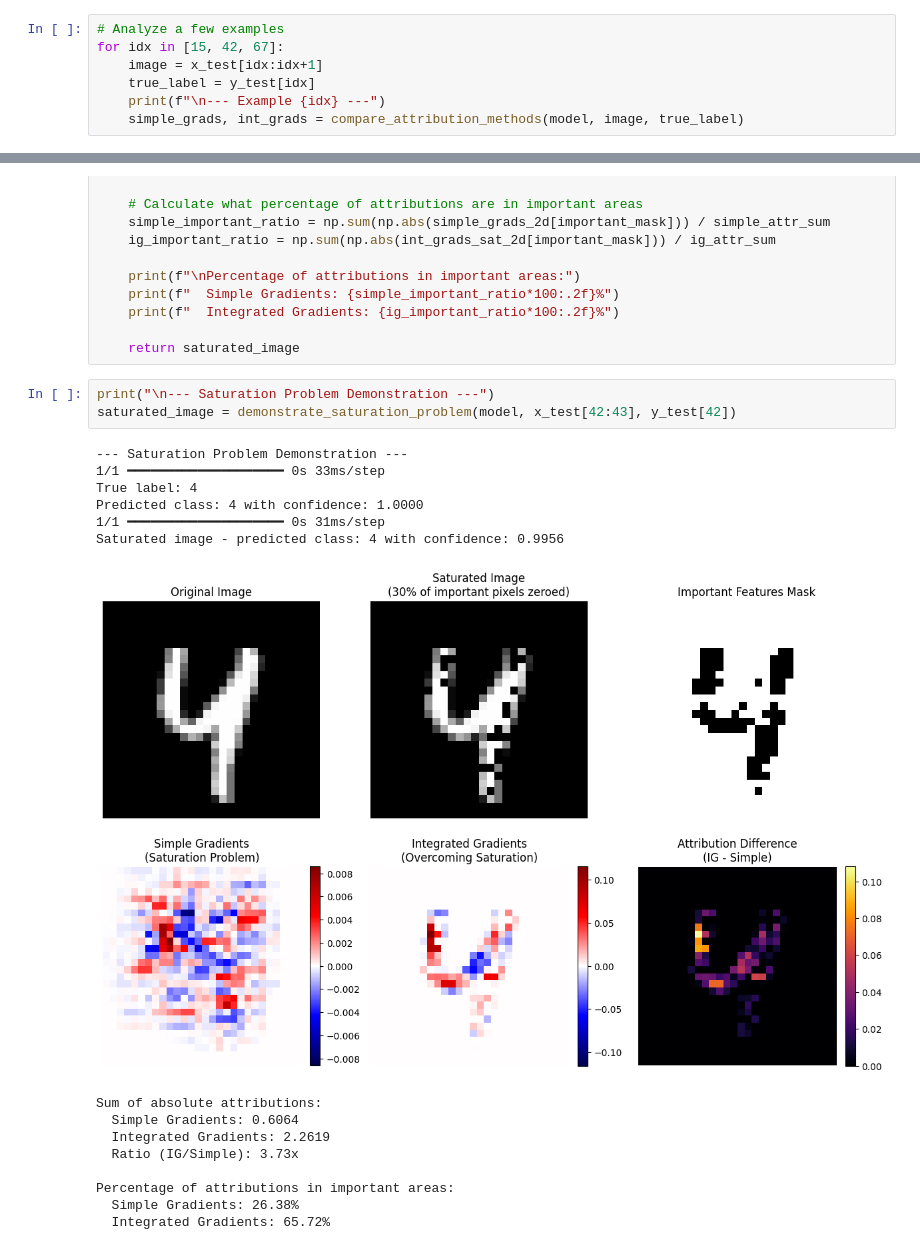
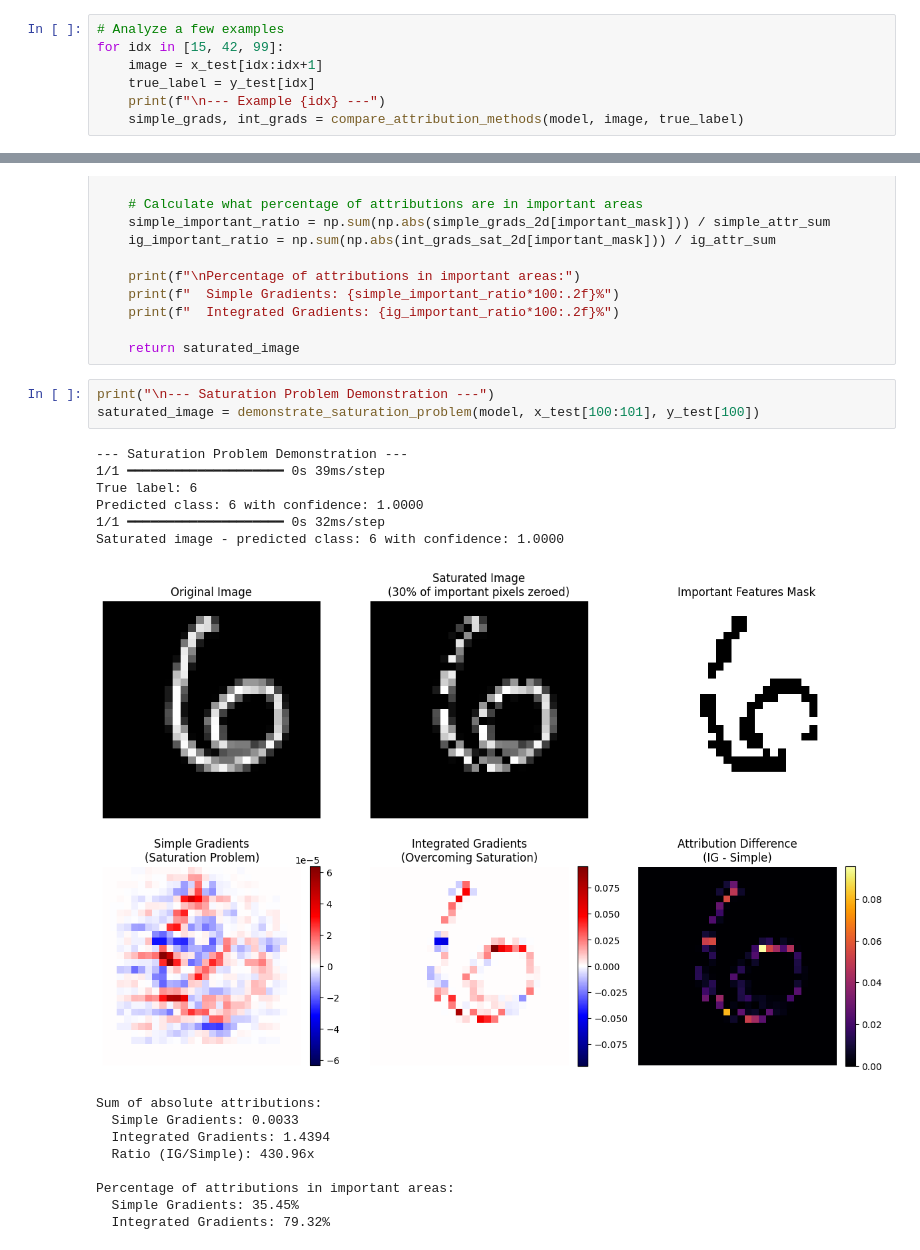
Before and after one commit to simon-smida/DP-Explainable-AI, a Jupyter notebook: methods/integrated-gradients/feature_attribution_simple-vs-ig.ipynb, the cells around one changed output, grey strips where cells are left out. Cells and saved outputs as stored; diff of their text form.

```diff
--- a/methods/integrated-gradients/feature_attribution_simple-vs-ig.ipynb
+++ b/methods/integrated-gradients/feature_attribution_simple-vs-ig.ipynb
@@ -249,6 +249,6 @@ Epoch 8/8
 # %%
 # Analyze a few examples
-for idx in [15, 42, 67]:
+for idx in [15, 42, 99]:
     image = x_test[idx:idx+1]
     true_label = y_test[idx]
     print(f"\n--- Example {idx} ---")
@@ -418,20 +418,20 @@ def demonstrate_saturation_problem(model, image, true_label):
     return saturated_image
 # %%
 print("\n--- Saturation Problem Demonstration ---")
-saturated_image = demonstrate_saturation_problem(model, x_test[42:43], y_test[42])
+saturated_image = demonstrate_saturation_problem(model, x_test[100:101], y_test[100])
 # %% [output]
 --- Saturation Problem Demonstration ---
-1/1 ━━━━━━━━━━━━━━━━━━━━ 0s 33ms/step
-True label: 4
-Predicted class: 4 with confidence: 1.0000
-1/1 ━━━━━━━━━━━━━━━━━━━━ 0s 31ms/step
-Saturated image - predicted class: 4 with confidence: 0.9956
+1/1 ━━━━━━━━━━━━━━━━━━━━ 0s 39ms/step
+True label: 6
+Predicted class: 6 with confidence: 1.0000
+1/1 ━━━━━━━━━━━━━━━━━━━━ 0s 32ms/step
+Saturated image - predicted class: 6 with confidence: 1.0000
-[figure, old version]
+[figure, new version]
 Sum of absolute attributions:
-  Simple Gradients: 0.6064
-  Integrated Gradients: 2.2619
-  Ratio (IG/Simple): 3.73x
+  Simple Gradients: 0.0033
+  Integrated Gradients: 1.4394
+  Ratio (IG/Simple): 430.96x
 
 Percentage of attributions in important areas:
-  Simple Gradients: 26.38%
-  Integrated Gradients: 65.72%
+  Simple Gradients: 35.45%
+  Integrated Gradients: 79.32%
```
Also changed, not shown: parts of 3 cells of this notebook.
